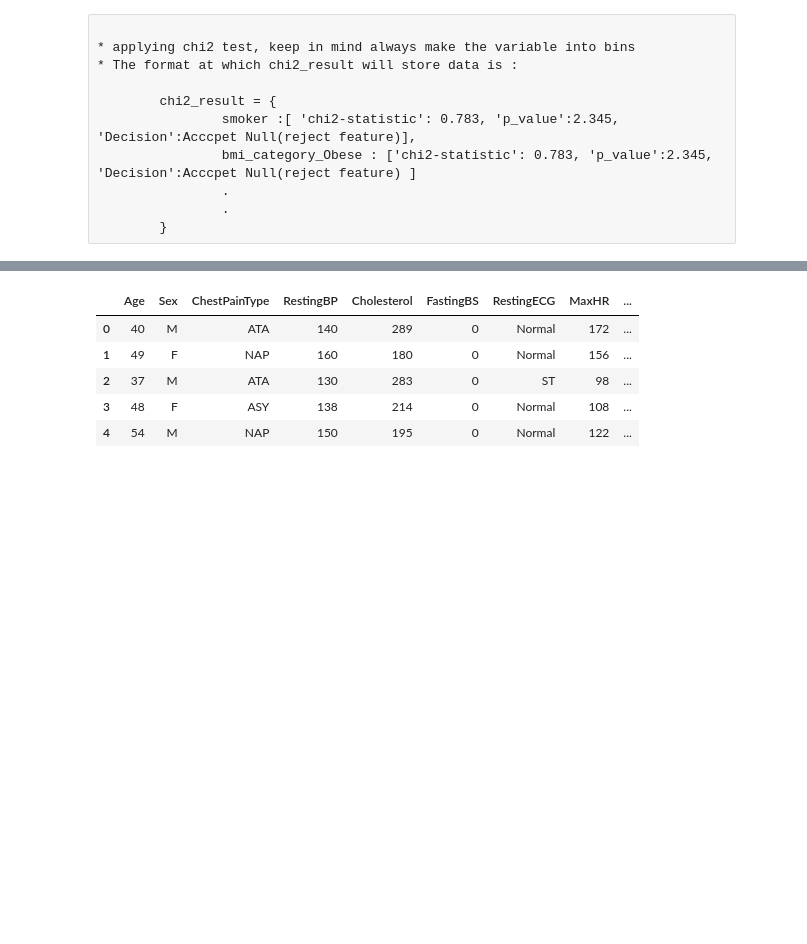
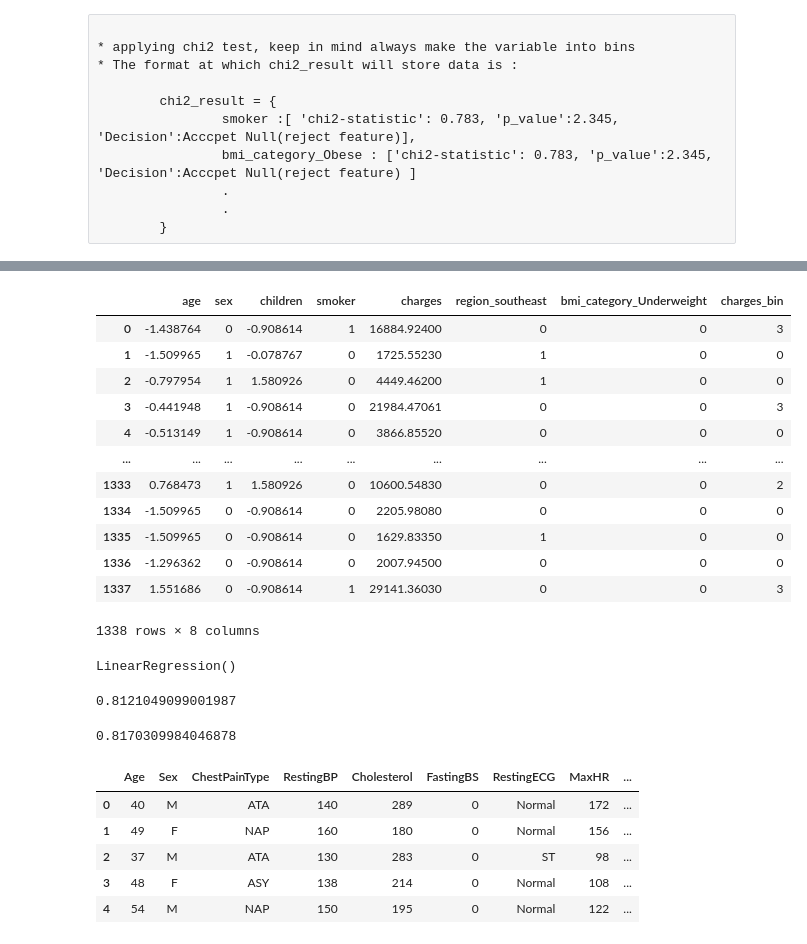
Before and after one commit to AnkitAs98k/Machine-learning, a Jupyter notebook: ML1.ipynb, the cells around one changed output, grey strips where cells are left out. Saved outputs shown, nothing was run; the diff lists cells and outputs as text; code cells hidden in the pictures; blank space fills up the shorter version.

Commit message:
Implemented Multiple linear regression, understood concept of regression,cost, gradient desecnt, scikit_learn implementation for linear regression, r2 and adjusted r2 concept

```diff
--- a/ML1.ipynb
+++ b/ML1.ipynb
@@ -362,0 +381,38 @@ df_extract
+# %%
+numeric_cols = ['age','children']
+# %%
+from sklearn.preprocessing import StandardScaler, MinMaxScaler
+
+scaler = StandardScaler()
+df_standardized = df_extract.copy()
+df_standardized[numeric_cols] = scaler.fit_transform(df_extract[numeric_cols])
+# %%
+df_standardized
+# %% [output]
+|  | age | sex | children | smoker | charges | region_southeast | bmi_category_Underweight | charges_bin |
+| 0 | -1.438764 | 0 | -0.908614 | 1 | 16884.92400 | 0 | 0 | 3 |
+| 1 | -1.509965 | 1 | -0.078767 | 0 | 1725.55230 | 1 | 0 | 0 |
+| 2 | -0.797954 | 1 | 1.580926 | 0 | 4449.46200 | 1 | 0 | 0 |
+| 3 | -0.441948 | 1 | -0.908614 | 0 | 21984.47061 | 0 | 0 | 3 |
+| 4 | -0.513149 | 1 | -0.908614 | 0 | 3866.85520 | 0 | 0 | 0 |
+| ... | ... | ... | ... | ... | ... | ... | ... | ... |
+| 1333 | 0.768473 | 1 | 1.580926 | 0 | 10600.54830 | 0 | 0 | 2 |
+| 1334 | -1.509965 | 0 | -0.908614 | 0 | 2205.98080 | 0 | 0 | 0 |
+| 1335 | -1.509965 | 0 | -0.908614 | 0 | 1629.83350 | 1 | 0 | 0 |
+| 1336 | -1.296362 | 0 | -0.908614 | 0 | 2007.94500 | 0 | 0 | 0 |
+| 1337 | 1.551686 | 0 | -0.908614 | 1 | 29141.36030 | 0 | 0 | 3 |
+1338 rows × 8 columns
+# %%
+from sklearn.model_selection import train_test_split
+
+x= df_standardized.drop('charges', axis =1)
+y= df_standardized['charges']
+
+
+X_train,X_test, Y_train, Y_test =  train_test_split(x,y,test_size=0.20,random_state = 42)
+
+from sklearn.linear_model import LinearRegression
+model = LinearRegression()
+model.fit(X_train,Y_train)
+# %% [output]
+LinearRegression()
@@ -363,3 +421,18 @@ df_extract
+# %%
+from sklearn.metrics import r2_score
+r2= r2_score(Y_test,y_pred)
+n= X_test.shape[0]
+# p stands for features or say column heading
+p= X_test.shape[1]
+adjusted_r2 =  1- ((1-r2) * (n-1))/(n-p-1)
+r2
+adjusted_r2
+# %% [output]
+0.8121049099001987
+# %%
+r2
+# %% [output]
+0.8170309984046878
 # %%
 heart = pd.read_csv('heart.csv')
 # %%
```
Also changed, not shown: parts of 11 cells of this notebook.
